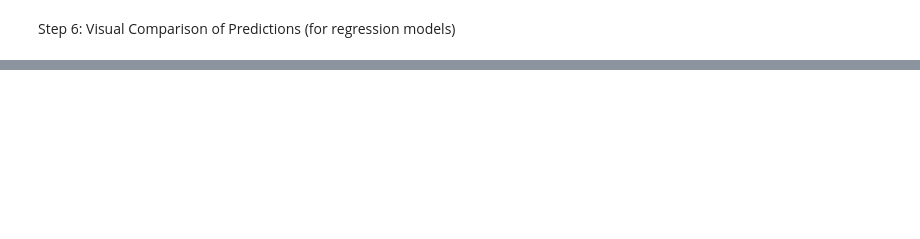
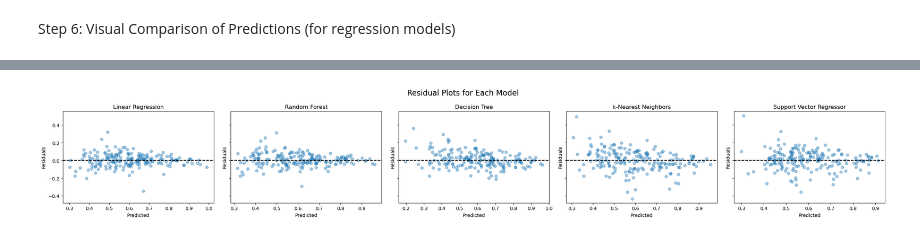
Before and after one commit to Connerj1234/4780-Project, a Jupyter notebook: modeling.ipynb, the cells around one changed output, grey strips where cells are left out. Saved outputs shown, nothing was run; the diff lists cells and outputs as text; code cells hidden in the pictures; blank space fills up the shorter version.

```diff
--- a/modeling.ipynb
+++ b/modeling.ipynb
@@ -72,0 +108,21 @@ plt.show()
+# %%
+# Set up subplots
+n_models = len(models)
+fig, axes = plt.subplots(1, n_models, figsize=(5 * n_models, 4), sharey=True)
+
+# Loop through models and plot residuals
+for ax, (name, model) in zip(axes, models.items()):
+    y_pred = model.predict(X_test)
+    residuals = y_test - y_pred
+
+    ax.scatter(y_pred, residuals, alpha=0.4)
+    ax.axhline(0, color='black', linestyle='--')
+    ax.set_title(name)
+    ax.set_xlabel("Predicted")
+    ax.set_ylabel("Residuals")
+
+fig.suptitle("Residual Plots for Each Model", fontsize=16)
+plt.tight_layout()
+plt.show()
+# %% [output]
+[figure, added]
```
Also changed, not shown: parts of 4 cells of this notebook.
